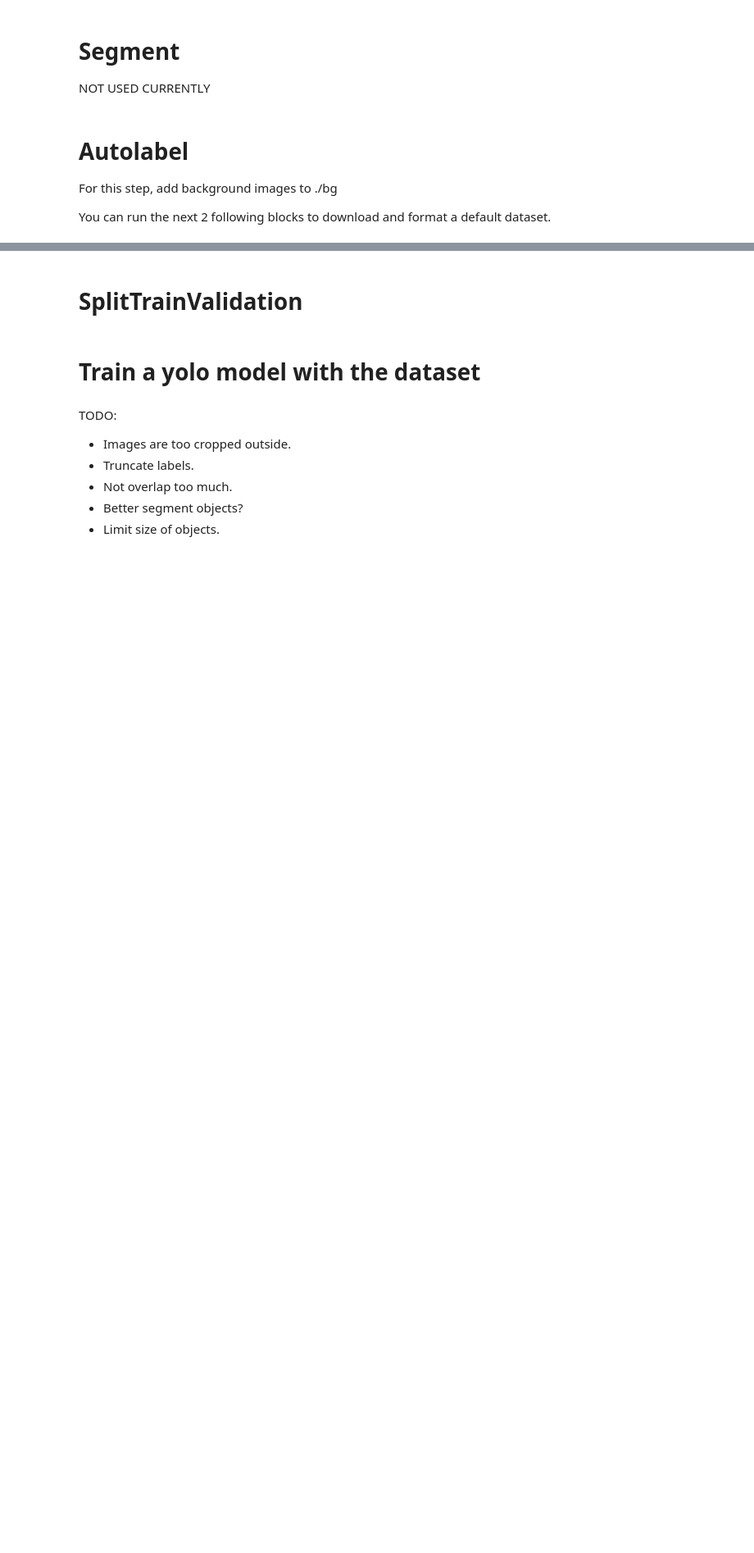
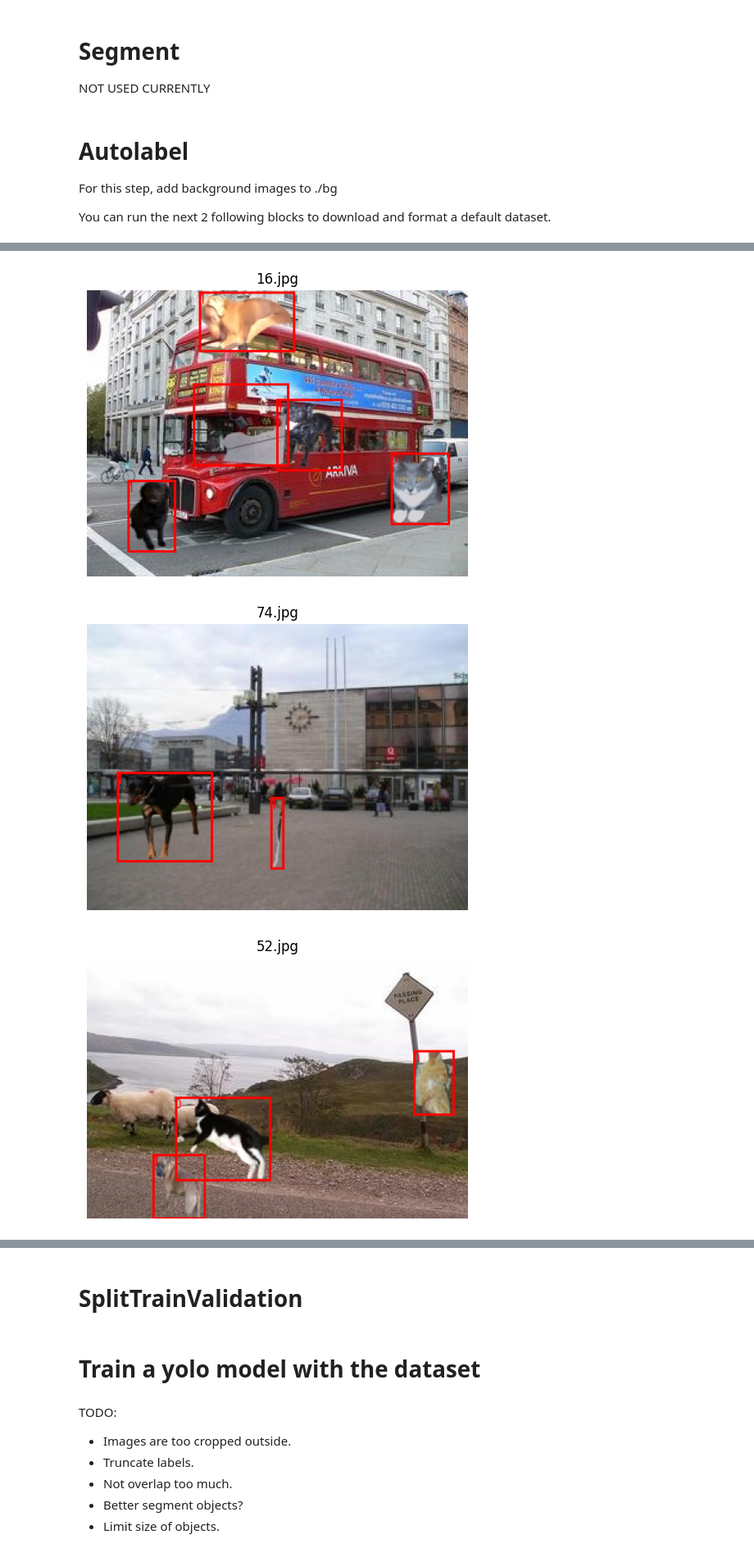
Before and after one commit to RoBorregos/home-pipelines, a Jupyter notebook: vision/dataset_pipeline.ipynb, the cells around one changed output, grey strips where cells are left out. Shown at 82% size. Drawn from its saved outputs; the diff is of its cells as text; code cells hidden in the pictures; blank space fills up the shorter version.

```diff
--- a/vision/dataset_pipeline.ipynb
+++ b/vision/dataset_pipeline.ipynb
@@ -441,7 +496,7 @@ for class_path in path_to_classes:
             continue
 # %%
 # Get all subfolders inside results_path
-path_to_classes = [f.path for f in os.scandir(results_path) if f.is_dir()]
+path_to_classes = [f.path for f in os.scandir(results_path) if f.is_dir() and "bbs" not in f.name]
 
 # Build list of (path, class_name) tuples
 fg_folders = [(path, os.path.basename(path)) for path in path_to_classes]
@@ -449,4 +504,4 @@ fg_folders = [(path, os.path.basename(path)) for path in path_to_classes]
 # Define folders
 bg_folder = "./bg/"
 verify_or_create_dir(bg_folder)
-output_folder = "./ds_final/" # TODO: CHANGE TO ABSOLUTE PATH FOR DATA.YAML
+output_folder = "/content/ds_final/"
@@ -735,2 +803,49 @@ data = dict(
 with open(f'{output_folder}data.yaml', 'w') as outfile:
     yaml.dump(data, outfile, default_flow_style=False)
+# %%
+# === CONFIG ===
+images_dir = "/content/ds_final/train/images"
+labels_dir = "/content/ds_final/train/labels"
+num_samples = 5
+
+# Get all image files
+image_files = [f for f in os.listdir(images_dir) if f.endswith(('.jpg', '.png'))]
+sampled_files = random.sample(image_files, min(num_samples, len(image_files)))
+
+for image_file in sampled_files:
+    image_path = os.path.join(images_dir, image_file)
+    label_file = os.path.splitext(image_file)[0] + ".txt"
+    label_path = os.path.join(labels_dir, label_file)
+
+    # Load image
+    image = Image.open(image_path).convert("RGB")
+    draw = ImageDraw.Draw(image)
+    img_width, img_height = image.size
+
+    if os.path.exists(label_path):
+        with open(label_path, 'r') as f:
+            labels = f.readlines()
+
+        for label in labels:
+            cls, x_center, y_center, w, h = map(float, label.strip().split())
+            x_center *= img_width
+            y_center *= img_height
+            w *= img_width
+            h *= img_height
+            x0 = x_center - w / 2
+            y0 = y_center - h / 2
+            x1 = x_center + w / 2
+            y1 = y_center + h / 2
+            draw.rectangle([x0, y0, x1, y1], outline="red", width=2)
+            draw.text((x0, y0), str(int(cls)), fill="red")
+
+    # Show image with bounding boxes
+    plt.figure(figsize=(6, 6))
+    plt.imshow(image)
+    plt.title(image_file)
+    plt.axis("off")
+    plt.show()
+# %% [output]
+[figure, added]
+[figure, added]
+[figure, added]
```
Also changed, not shown: parts of 18 cells of this notebook.
